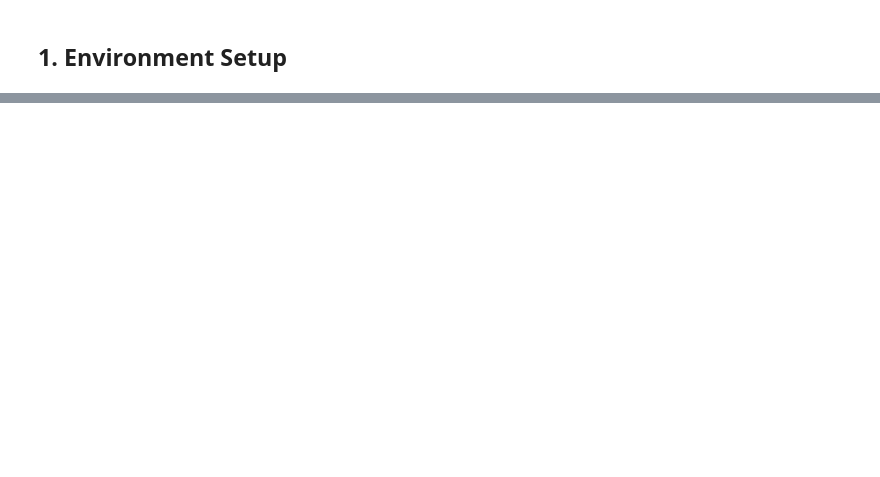
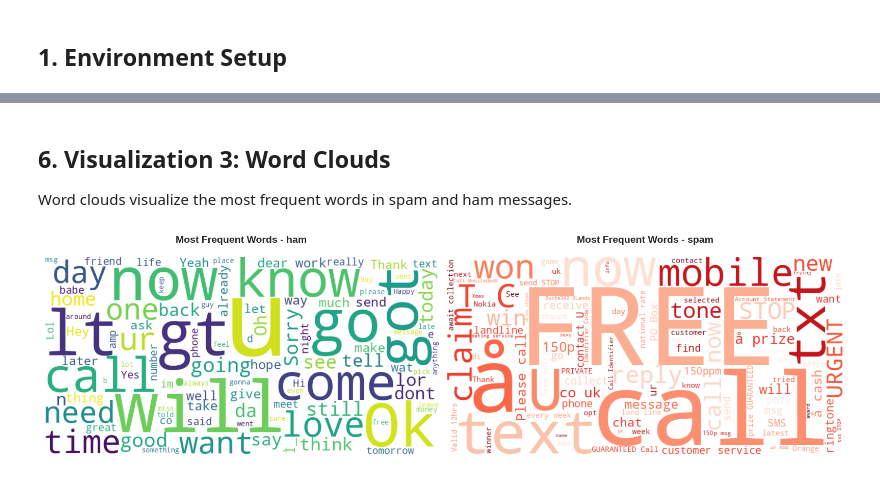
Before and after one commit to ernesteNtezirizaza/Group6-Text-Classification-Assignment, a Jupyter notebook: notebooks/01_data_exploration.ipynb, the cells around one changed output, grey strips where cells are left out. Cells and saved outputs as stored; diff of their text form; code cells hidden in the pictures; blank space fills up the shorter version.

```diff
--- a/notebooks/01_data_exploration.ipynb
+++ b/notebooks/01_data_exploration.ipynb
@@ -53,0 +196,30 @@ df.head()
+# %% [markdown]
+## 6. Visualization 3: Word Clouds
+
+Word clouds visualize the most frequent words in spam and ham messages.
+# %%
+fig, axes = plt.subplots(1, 2, figsize=(16, 6))
+
+for idx, label in enumerate(df[label_col].unique()):
+    text = ' '.join(df[df[label_col] == label][text_col].astype(str))
+
+    wordcloud = WordCloud(
+        width=800,
+        height=400,
+        background_color='white',
+        colormap='viridis' if idx == 0 else 'Reds',
+        max_words=100,
+        relative_scaling=0.5,
+        min_font_size=10
+    ).generate(text)
+
+    axes[idx].imshow(wordcloud, interpolation='bilinear')
+    axes[idx].axis('off')
+    axes[idx].set_title(f'Most Frequent Words - {label}',
+                       fontsize=14, fontweight='bold', pad=20)
+
+plt.tight_layout()
+plt.savefig('../results/figures/wordclouds.png', dpi=300, bbox_inches='tight')
+plt.show()
+# %% [output]
+[figure, added]
```
Also changed, not shown: parts of 19 cells of this notebook, 4 other files.
